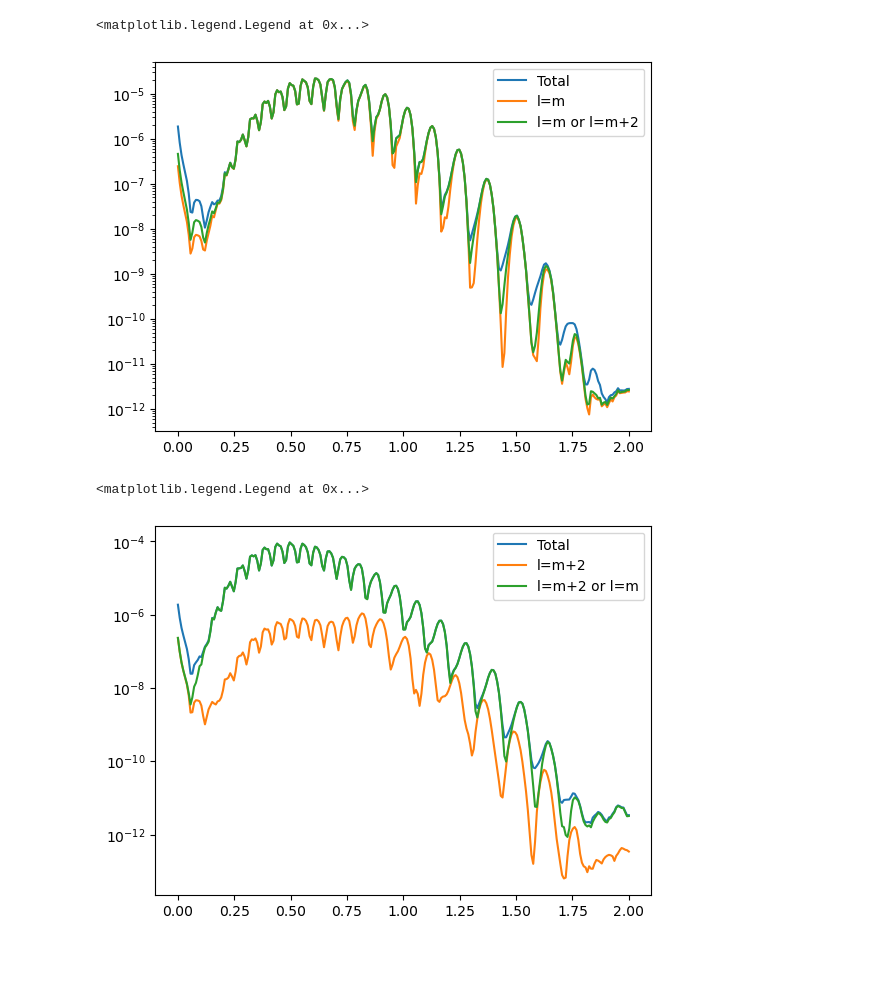
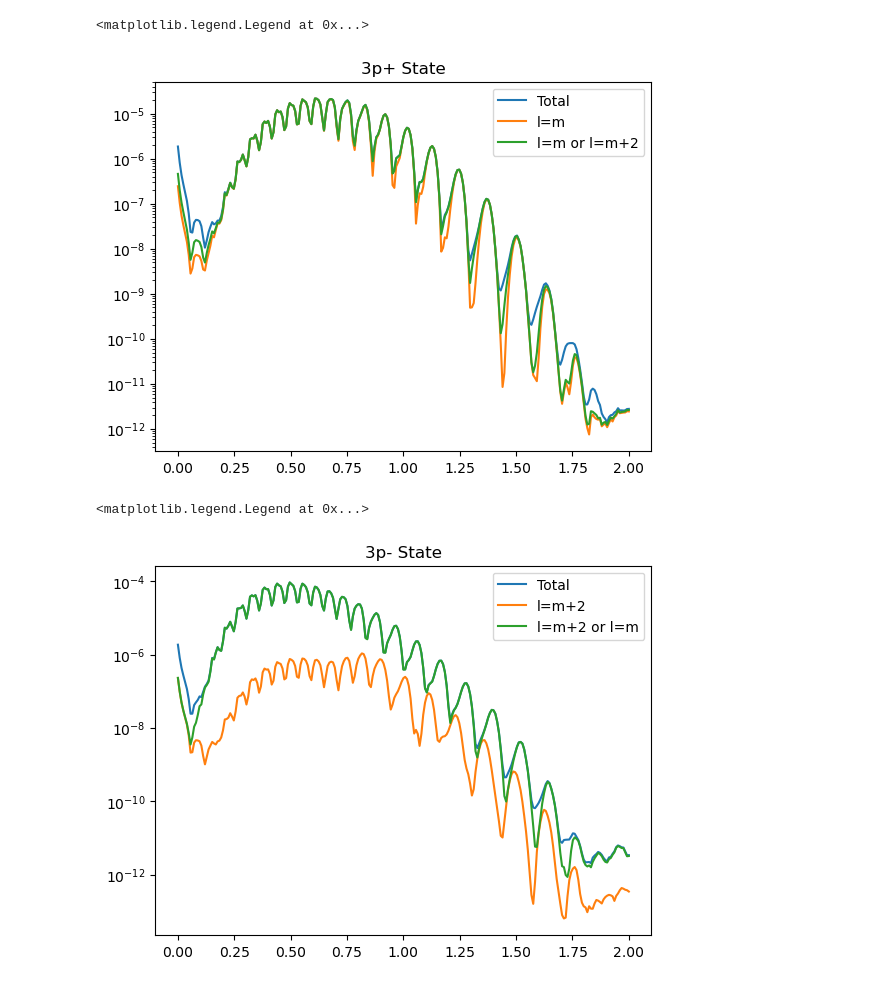
Before and after one commit to RexPlanalp/TDSE, a Jupyter notebook: Research_Plots/Argon_PES.ipynb, the cells around one changed output. Drawn from its saved outputs; the diff is of its cells as text; code cells hidden in the pictures; blank space fills up the shorter version.

```diff
--- a/Research_Plots/Argon_PES.ipynb
+++ b/Research_Plots/Argon_PES.ipynb
@@ -11,29 +11,29 @@ leaf_E = "PES_files/E.npy"
 # %%
 # For m = +1
 
 with open(root_1+"PES_files/partial_pes.json", "rb") as fp:
     partial_spectra = pickle.load(fp)
 E_range = np.load(root_1+"PES_files/E.npy")
 
 total_plus = 0
 total_plus_r1 = 0
 total_minus_r2 =0
 
 for (l,m),y in partial_spectra.items():
     total_plus += np.real(y)
     if l == m:
         total_plus_r1 += np.real(y)
     if l ==m or l == m+2:
         total_minus_r2 += np.real(y)
 
 plt.semilogy(E_range, total_plus, label="Total")
 plt.semilogy(E_range, total_plus_r1, label="l=m")
 plt.semilogy(E_range, total_minus_r2, label="l=m or l=m+2")
-
+plt.title("3p+ State")
 plt.legend()
 # %% [output]
 <matplotlib.legend.Legend at 0x...>
-[figure, old version]
+[figure, new version]
 # %%
 # For m = -1
 
@@ -56,8 +56,9 @@ for (l,m),y in partial_spectra.items():
 plt.semilogy(E_range, total_minus, label="Total")
 plt.semilogy(E_range, total_minus_r1, label="l=m+2")
 plt.semilogy(E_range, total_minus_r2, label="l=m+2 or l=m")
+plt.title("3p- State")
 plt.legend()
 # %% [output]
 <matplotlib.legend.Legend at 0x...>
-[figure, old version]
+[figure, new version]
 # %%
```
Also changed, not shown: parts of 1 cell of this notebook, 3 other files.
